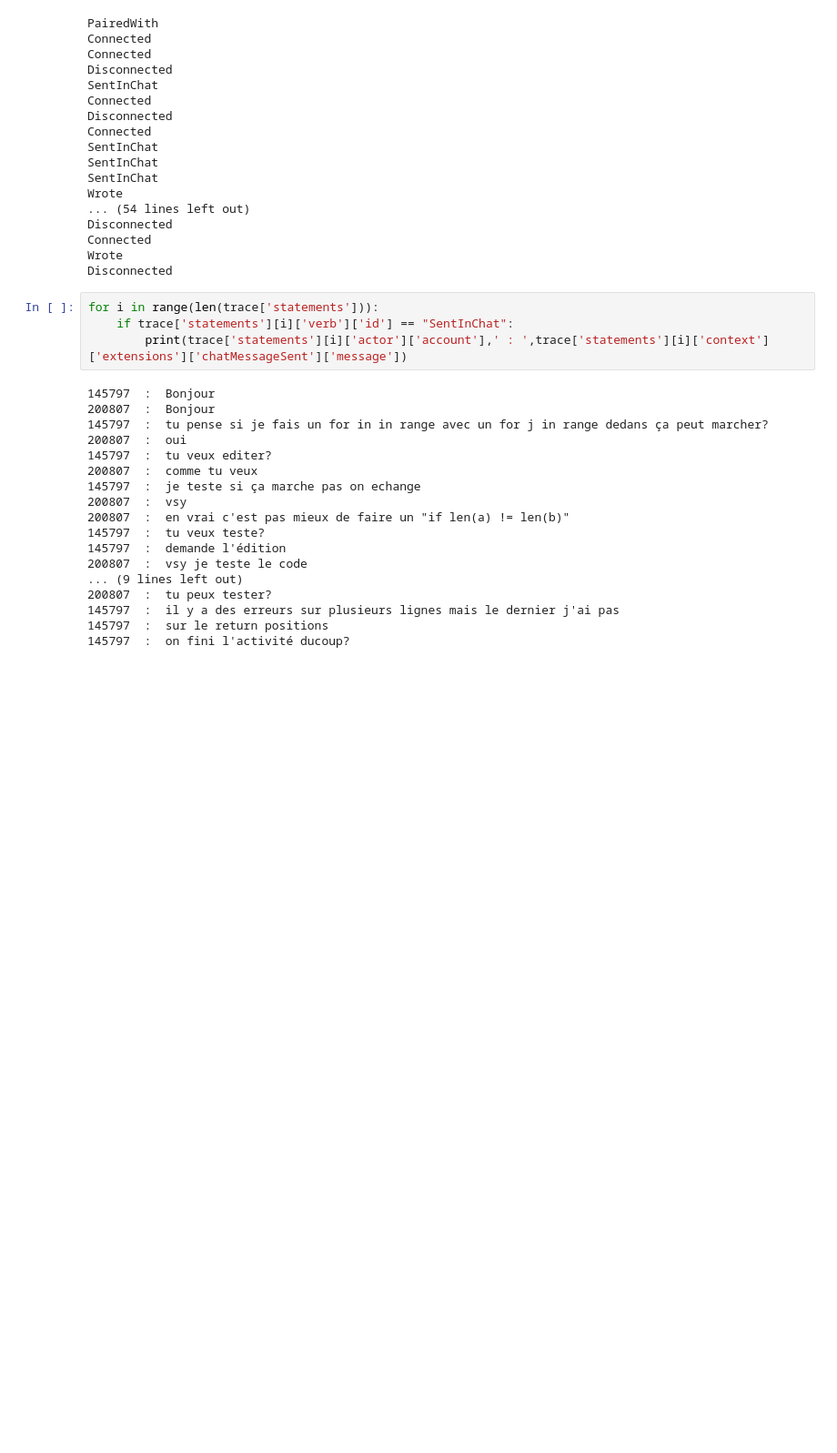
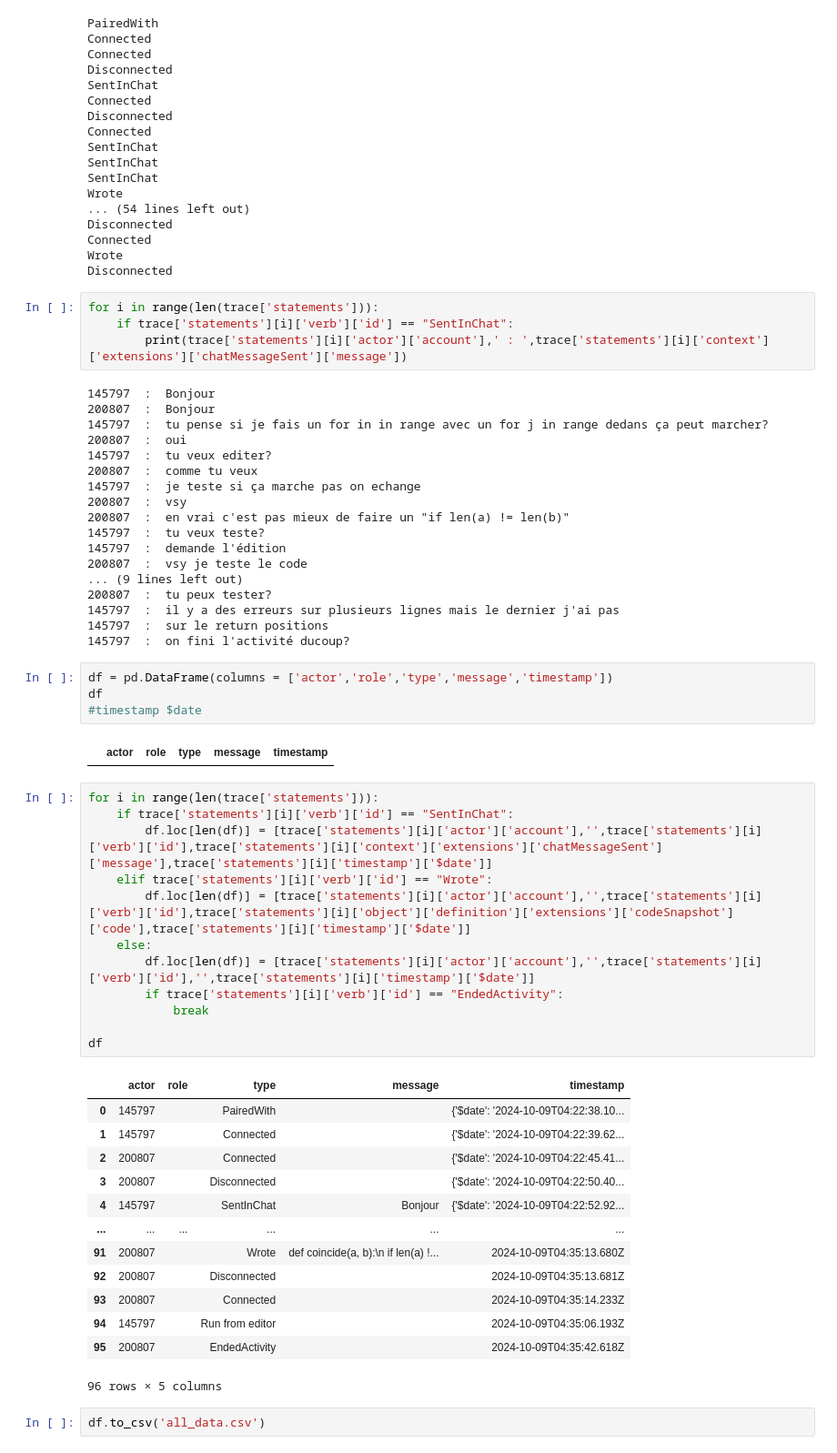
Before and after one commit to chloeboireaudevier/StageMIDL, a Jupyter notebook: test_stage.ipynb, the cells around one changed output. Shown at 91% size. Drawn from its saved outputs; the diff is of its cells as text; blank space fills up the shorter version.

```diff
--- a/test_stage.ipynb
+++ b/test_stage.ipynb
@@ -140,3 +140,37 @@ for i in range(len(trace['statements'])):
 145797  :  il y a des erreurs sur plusieurs lignes mais le dernier j'ai pas
 145797  :  sur le return positions
 145797  :  on fini l'activité ducoup?
+# %%
+df = pd.DataFrame(columns = ['actor','role','type','message','timestamp'])
+df
+#timestamp $date
+# %% [output]
+|  | actor | role | type | message | timestamp |
+# %%
+for i in range(len(trace['statements'])):
+    if trace['statements'][i]['verb']['id'] == "SentInChat":
+        df.loc[len(df)] = [trace['statements'][i]['actor']['account'],'',trace['statements'][i]['verb']['id'],trace['statements'][i]['context']['extensions']['chatMessageSent']['message'],trace['statements'][i]['timestamp']['$date']]
+    elif trace['statements'][i]['verb']['id'] == "Wrote":
+        df.loc[len(df)] = [trace['statements'][i]['actor']['account'],'',trace['statements'][i]['verb']['id'],trace['statements'][i]['object']['definition']['extensions']['codeSnapshot']['code'],trace['statements'][i]['timestamp']['$date']]
+    else:
+        df.loc[len(df)] = [trace['statements'][i]['actor']['account'],'',trace['statements'][i]['verb']['id'],'',trace['statements'][i]['timestamp']['$date']]
+        if trace['statements'][i]['verb']['id'] == "EndedActivity":
+            break
+
+df
+# %% [output]
+|  | actor | role | type | message | timestamp |
+| 0 | 145797 |  | PairedWith |  | {'$date': '2024-10-09T04:22:38.10... |
+| 1 | 145797 |  | Connected |  | {'$date': '2024-10-09T04:22:39.62... |
+| 2 | 200807 |  | Connected |  | {'$date': '2024-10-09T04:22:45.41... |
+| 3 | 200807 |  | Disconnected |  | {'$date': '2024-10-09T04:22:50.40... |
+| 4 | 145797 |  | SentInChat | Bonjour | {'$date': '2024-10-09T04:22:52.92... |
+| ... | ... | ... | ... | ... | ... |
+| 91 | 200807 |  | Wrote | def coincide(a, b):\n if len(a) !... | 2024-10-09T04:35:13.680Z |
+| 92 | 200807 |  | Disconnected |  | 2024-10-09T04:35:13.681Z |
+| 93 | 200807 |  | Connected |  | 2024-10-09T04:35:14.233Z |
+| 94 | 145797 |  | Run from editor |  | 2024-10-09T04:35:06.193Z |
+| 95 | 200807 |  | EndedActivity |  | 2024-10-09T04:35:42.618Z |
+96 rows × 5 columns
+# %%
+df.to_csv('all_data.csv')
```
Also changed, not shown: parts of 2 cells of this notebook, 2 other files.
